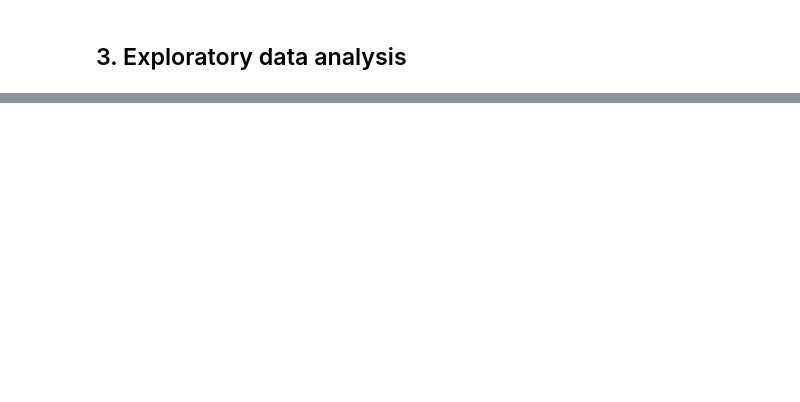
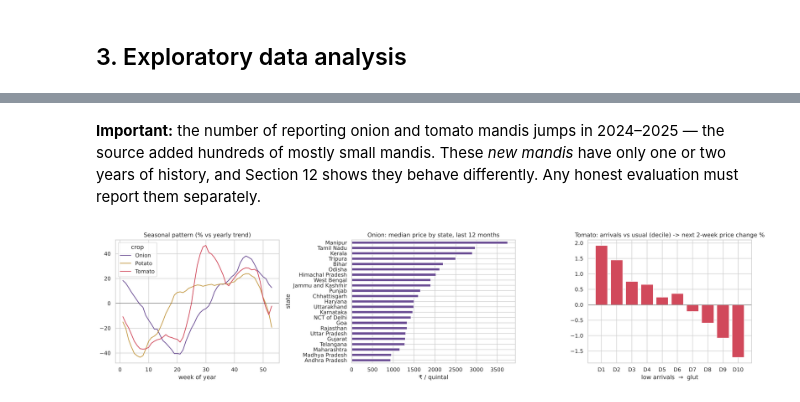
Before and after one commit to Iamshi-vissa/FarmStat, a Jupyter notebook: notebooks/FarmStat_Training.ipynb, the cells around one changed output, grey strips where cells are left out. Cells and saved outputs as stored; diff of their text form; code cells hidden in the pictures; blank space fills up the shorter version.

```diff
--- a/notebooks/FarmStat_Training.ipynb
+++ b/notebooks/FarmStat_Training.ipynb
@@ -772,0 +115,25 @@ display(view.sort_values(["crop", "market"]).round(2).reset_index(drop=True))
+# %% [markdown]
+**Important:** the number of reporting onion and tomato mandis jumps in 2024–2025 — the source added hundreds
+of mostly small mandis. These *new mandis* have only one or two years of history, and Section 12 shows they behave
+differently. Any honest evaluation must report them separately.
+# %%
+fig, ax = plt.subplots(1, 3, figsize=(19, 4.6))
+lp = np.log(nat); season = lp.sub(lp.rolling(52, center=True, min_periods=26).mean())
+season = season.groupby(season.index.isocalendar().week).mean() * 100
+season.plot(ax=ax[0], color=[CROP_COLORS[c] for c in season.columns]); ax[0].axhline(0, c="k", lw=.5)
+ax[0].set_title("Seasonal pattern (% vs yearly trend)"); ax[0].set_xlabel("week of year")
+
+latest_year = prices[prices.week >= prices.week.max() - pd.Timedelta(weeks=52)]
+st = latest_year.groupby(["state", "crop"]).price.median().unstack()["Onion"].dropna().sort_values()
+st.plot.barh(ax=ax[1], color=CROP_COLORS["Onion"]); ax[1].set_title("Onion: median price by state, last 12 months"); ax[1].set_xlabel("₹ / quintal")
+
+ds_tmp = build_dataset(prices[prices.crop == "Tomato"])
+b = pd.qcut(ds_tmp["arr_dev_ma13"], 10, duplicates="drop")
+eff = ds_tmp.groupby(b, observed=True)["y_2"].mean() * 100
+ax[2].bar(range(len(eff)), eff.values, color=CROP_COLORS["Tomato"])
+ax[2].set_xticks(range(len(eff))); ax[2].set_xticklabels([f"D{i+1}" for i in range(len(eff))])
+ax[2].set_title("Tomato: arrivals vs usual (decile) -> next 2-week price change %")
+ax[2].set_xlabel("low arrivals  →  glut"); ax[2].axhline(0, c="k", lw=.5)
+plt.tight_layout(); plt.savefig(FIG / "eda_season_state_arrivals.png", dpi=120); plt.show()
+# %% [output]
+[figure, added]
```
Also changed, not shown: parts of 73 cells of this notebook, 29 other files.
